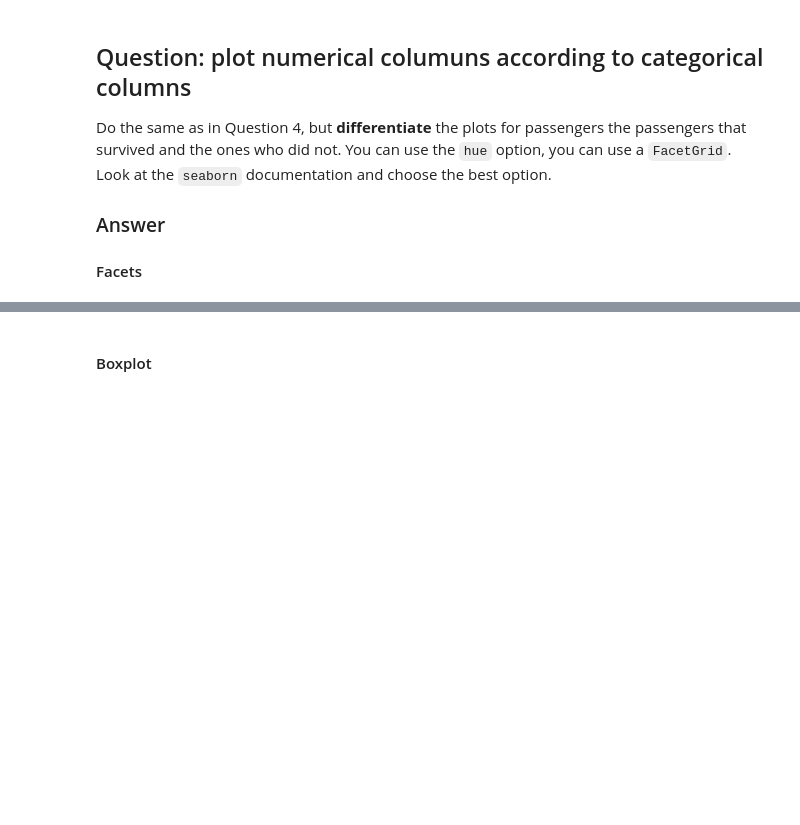
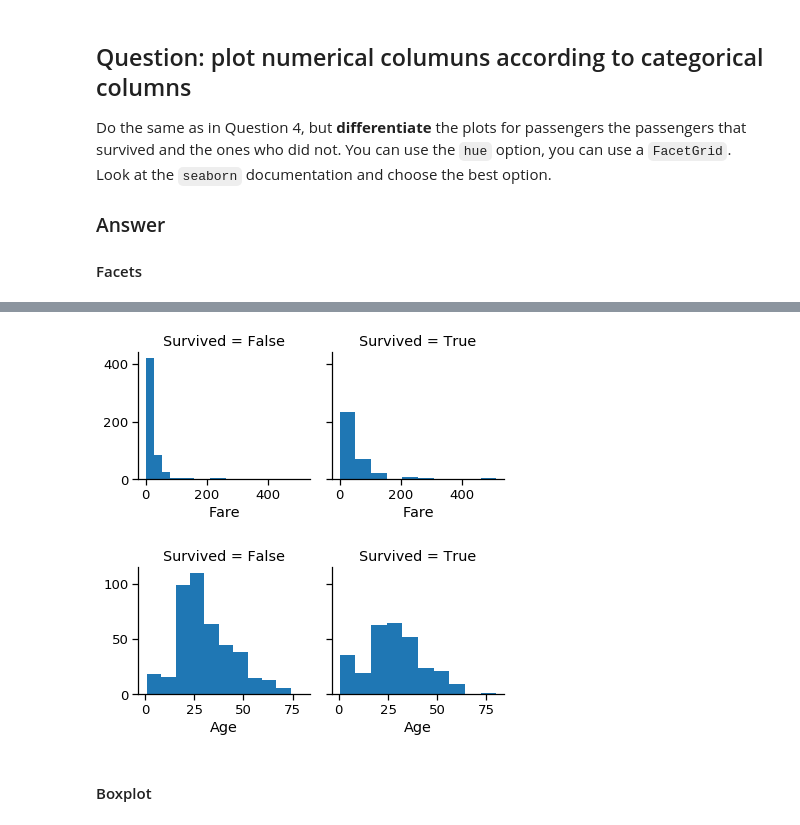
Before and after one commit to luluu12/bigdata, a Jupyter notebook: homework01.ipynb, the cells around one changed output, grey strips where cells are left out. Cells and saved outputs as stored; diff of their text form; code cells hidden in the pictures; blank space fills up the shorter version.

```diff
--- a/homework01.ipynb
+++ b/homework01.ipynb
@@ -488,2 +502,13 @@ KeyError: "None of [Index(['total_bill'], dtype='object')] are in the [columns]"
+# %%
+tt= sns.FacetGrid(df, col="Survived")
+tt.map(plt.hist, "Fare")
+plt.show()
+
+jj= sns.FacetGrid(df, col="Survived")
+jj.map(plt.hist,"Age")
+plt.show()
+# %% [output]
+[figure, added]
+[figure, added]
 # %% [markdown]
 #### Boxplot
```
Also changed, not shown: parts of 29 cells of this notebook.
